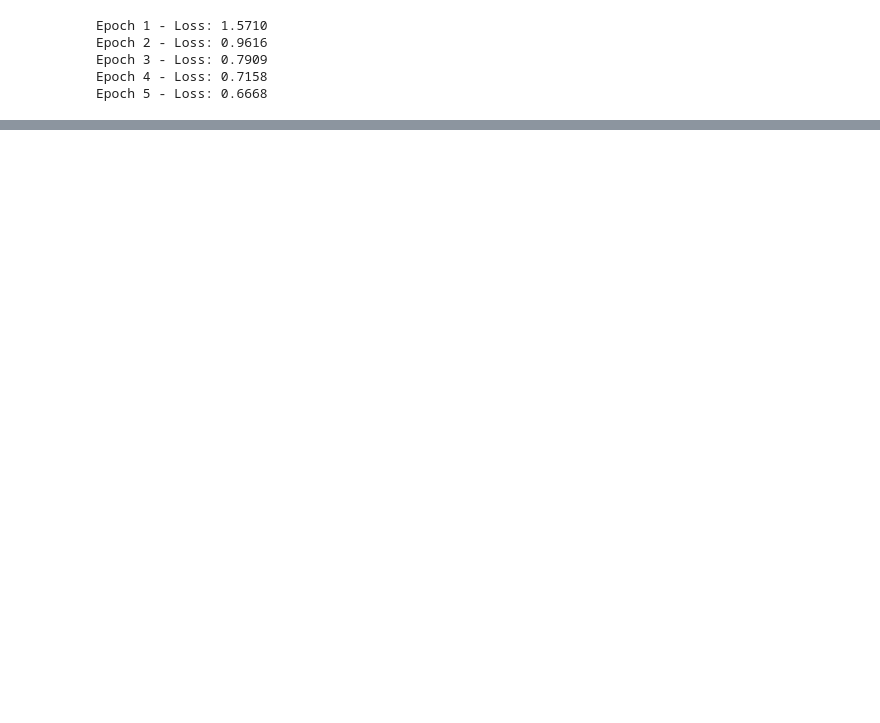
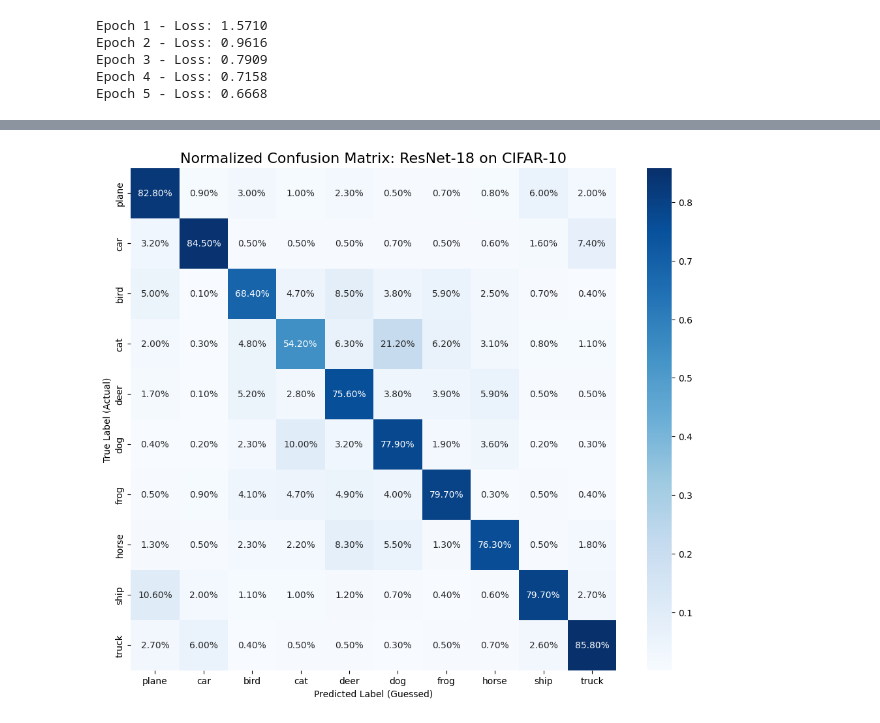
Before and after one commit to p-retrover/basic_machine_learning, a Jupyter notebook: fine_tuning_pretrained_model/training.ipynb, the cells around one changed output, grey strips where cells are left out. Saved outputs shown, nothing was run; the diff lists cells and outputs as text; code cells hidden in the pictures; blank space fills up the shorter version.

```diff
--- a/fine_tuning_pretrained_model/training.ipynb
+++ b/fine_tuning_pretrained_model/training.ipynb
@@ -258,0 +456,23 @@ Epoch 6/9 | Loss: 0.5242 | LR: 0.0001
+# %%
+def plot_confusion_matrix(y_true, y_pred, class_names):
+    # 1. Create the Confusion Matrix
+    cm = confusion_matrix(y_true, y_pred)
+
+    # 2. Normalize it (to see percentages instead of just raw counts)
+    cm_perc = cm.astype('float') / cm.sum(axis=1)[:, np.newaxis]
+
+    # 3. Setup the plot
+    plt.figure(figsize=(12, 10))
+    sns.heatmap(cm_perc, annot=True, fmt='.2%', cmap='Blues',
+                xticklabels=class_names, yticklabels=class_names)
+
+    plt.title('Normalized Confusion Matrix: ResNet-18 on CIFAR-10', fontsize=16)
+    plt.ylabel('True Label (Actual)', fontsize=10)
+    plt.xlabel('Predicted Label (Guessed)', fontsize=10)
+    plt.show()
+
+# Run the visualizer using the 'labels' and 'preds' from the evaluation function
+class_names = ['plane', 'car', 'bird', 'cat', 'deer', 'dog', 'frog', 'horse', 'ship', 'truck']
+plot_confusion_matrix(labels, preds, class_names)
+# %% [output]
+[figure, added]
```
Also changed, not shown: parts of 13 cells of this notebook.
